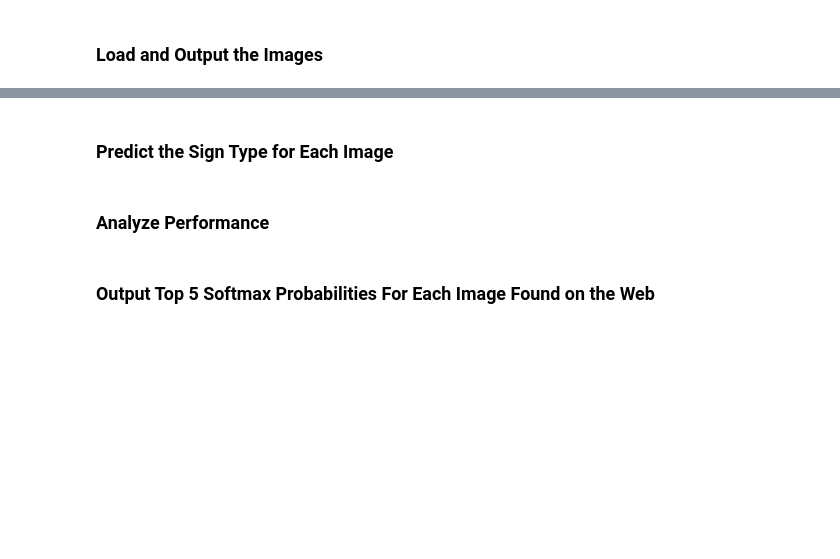
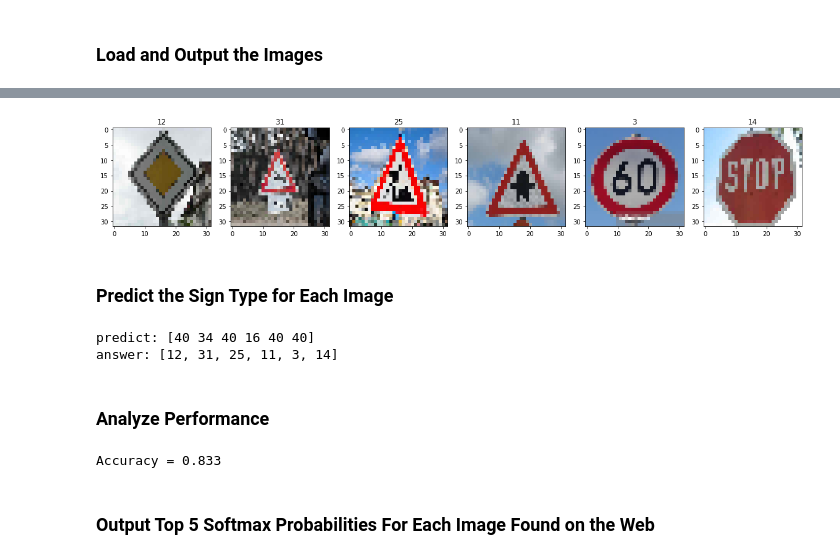
Before and after one commit to DongzhenHuangfu/CarND-Traffic-Sign-Classifier-Project, a Jupyter notebook: Traffic_Sign_Classifier.ipynb, the cells around one changed output, grey strips where cells are left out. Drawn from its saved outputs; the diff is of its cells as text; code cells hidden in the pictures; blank space fills up the shorter version.

```diff
--- a/Traffic_Sign_Classifier.ipynb
+++ b/Traffic_Sign_Classifier.ipynb
@@ -343,0 +360,28 @@ You may find `signnames.csv` useful as it contains mappings from the class id (i
+# %%
+### resize the pictures
+
+import cv2
+
+files = os.listdir('./download_picture')
+
+test = []
+answers = []
+fig = plt.figure(figsize=(20,20))
+index = 0
+
+for file in files:
+    if '.jpg' in file:
+        fig.add_subplot(1,6,index+1)
+        mat1 = mpimg.imread('download_picture/' + file)
+        mat2 = cv2.resize(mat1,(32,32))
+        plt.imshow(mat2)
+        plt.savefig('./download_picture/resize/file')
+        test.append(mat2)
+        answer = file
+        answer = answer.strip('.jpg')
+        fig.add_subplot(1,6,index+1).set_title(answer)
+        answer = int(answer)
+        answers.append(answer)
+        index += 1
+# %% [output]
+[figure, added]
@@ -347,11 +395,31 @@ You may find `signnames.csv` useful as it contains mappings from the class id (i
 ### Run the predictions here and use the model to output the prediction for each image.
 ### Make sure to pre-process the images with the same pre-processing pipeline used earlier.
 ### Feel free to use as many code cells as needed.
+t = tf.placeholder(tf.float32,(None,32,32,3))
+logits = LeNet(t)
+predict = tf.arg_max(logits,1)
+
+with tf.Session() as sess:
+    sess.run(tf.global_variables_initializer())
+    saver.restore(sess, tf.train.latest_checkpoint('.'))
+
+    print('predict:',sess.run(predict,feed_dict={t:test}))
+    print('answer:',answers)
+# %% [output]
+predict: [40 34 40 16 40 40]
+answer: [12, 31, 25, 11, 3, 14]
 # %% [markdown]
 ### Analyze Performance
 # %%
 ### Calculate the accuracy for these 5 new images.
 ### For example, if the model predicted 1 out of 5 signs correctly, it's 20% accurate on these new images.
+with tf.Session() as sess:
+    saver.restore(sess, tf.train.latest_checkpoint('.'))
+
+    accuracy = evaluate(test, answers)
+    print("Accuracy = {:.3f}".format(accuracy))
+# %% [output]
+Accuracy = 0.833
 # %% [markdown]
 ### Output Top 5 Softmax Probabilities For Each Image Found on the Web
 # %% [markdown]
```
Also changed, not shown: parts of 8 cells of this notebook, 10 other files.
